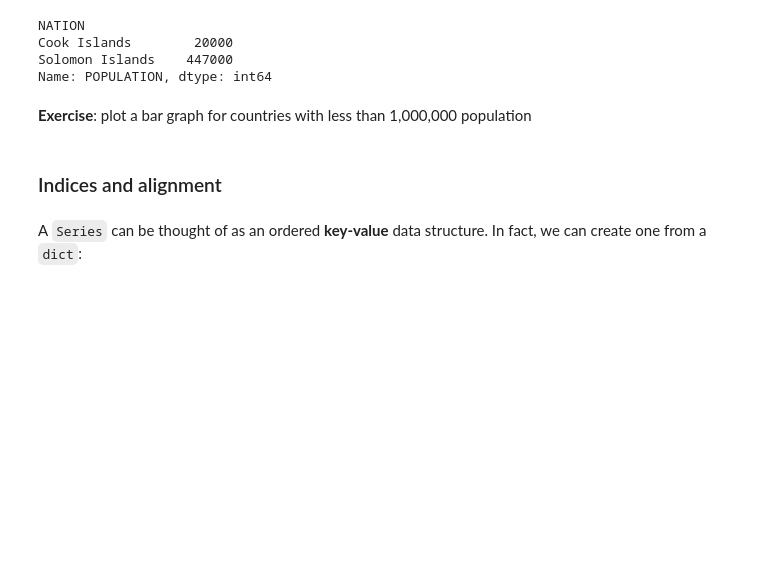
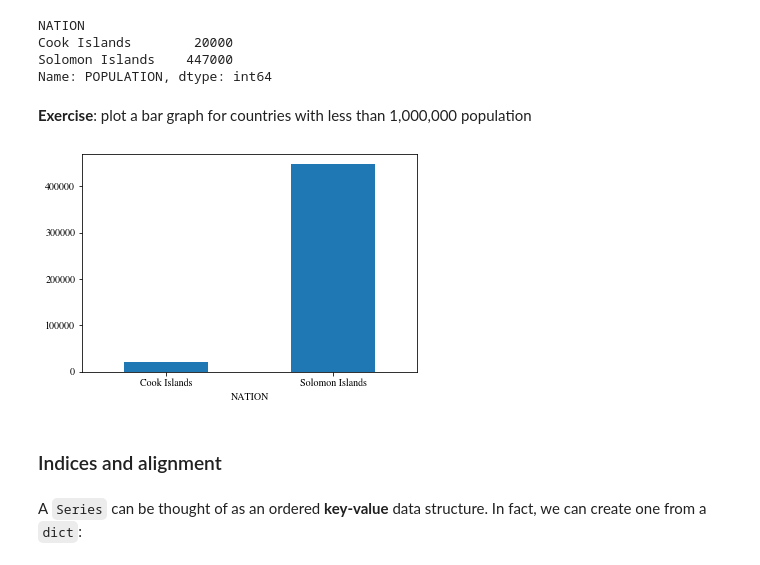
Before and after one commit to TOMMYWHY/158_755DataScience, a Jupyter notebook: 158755/Notebooks/Lecture 2A - Intro to Pandas Series.ipynb, the cells around one changed output. Drawn from its saved outputs; the diff is of its cells as text; code cells hidden in the pictures; blank space fills up the shorter version.

```diff
--- a/158755/Notebooks/Lecture 2A - Intro to Pandas Series.ipynb
+++ b/158755/Notebooks/Lecture 2A - Intro to Pandas Series.ipynb
@@ -297,6 +349,10 @@ Solomon Islands    447000
 Name: POPULATION, dtype: int64
 # %% [markdown]
 **Exercise**: plot a bar graph for countries with less than 1,000,000 population
+# %%
+_ = country[country<1000000].plot(kind='bar',rot=0)
+# %% [output]
+[figure, added]
 # %% [markdown]
 ### Indices and alignment
 # %% [markdown]
```
Also changed, not shown: parts of 17 cells of this notebook, 5 other files.
